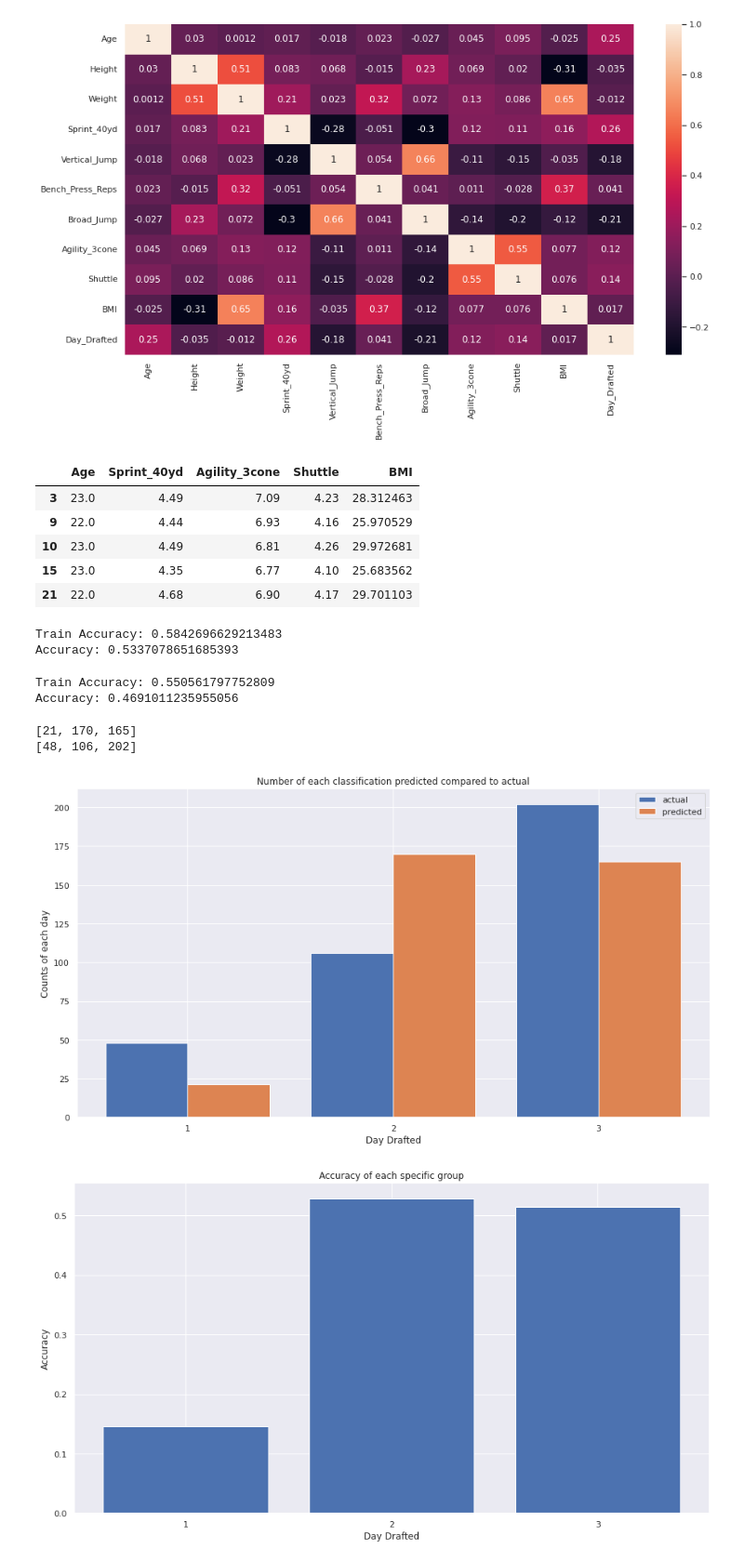
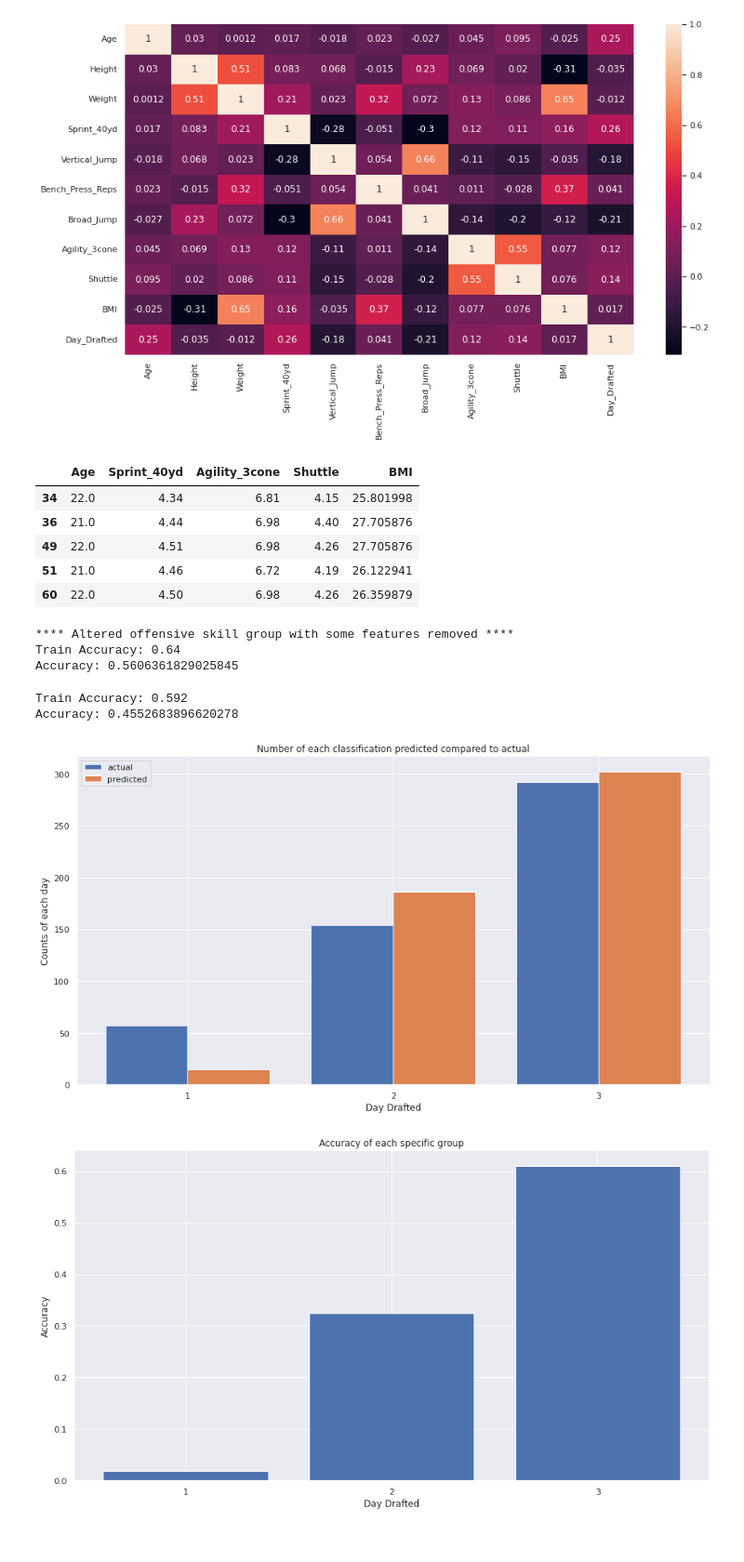
Before and after one commit to jasonkeith5274/nfl-combine-ML, a Jupyter notebook: knn-combine.ipynb, the cells around one changed output. Shown at 93% size. Drawn from its saved outputs; the diff is of its cells as text; code cells hidden in the pictures.

```diff
--- a/knn-combine.ipynb
+++ b/knn-combine.ipynb
@@ -168,16 +170,16 @@ plt.show()
 # lets try again but utilizing correclations given in the heat map above
 # we will try using the 5 most correlated features
 
-tmp = db.drop(['Day_Drafted','Height', 'Weight', 'Vertical_Jump', 'Broad_Jump', 'Bench_Press_Reps'], axis=1)
-y = db.loc[:,'Day_Drafted']
+tmp = off_skill.drop(['Day_Drafted', 'Height', 'Weight', 'Vertical_Jump', 'Broad_Jump', 'Bench_Press_Reps'], axis=1)
+y = off_skill.loc[:,'Day_Drafted']
 tmp.head()
 # %% [output]
 |  | Age | Sprint_40yd | Agility_3cone | Shuttle | BMI |
-| 3 | 23.0 | 4.49 | 7.09 | 4.23 | 28.312463 |
-| 9 | 22.0 | 4.44 | 6.93 | 4.16 | 25.970529 |
-| 10 | 23.0 | 4.49 | 6.81 | 4.26 | 29.972681 |
-| 15 | 23.0 | 4.35 | 6.77 | 4.10 | 25.683562 |
-| 21 | 22.0 | 4.68 | 6.90 | 4.17 | 29.701103 |
+| 34 | 22.0 | 4.34 | 6.81 | 4.15 | 25.801998 |
+| 36 | 21.0 | 4.44 | 6.98 | 4.40 | 27.705876 |
+| 49 | 22.0 | 4.51 | 6.98 | 4.26 | 27.705876 |
+| 51 | 21.0 | 4.46 | 6.72 | 4.19 | 26.122941 |
+| 60 | 22.0 | 4.50 | 6.98 | 4.26 | 26.359879 |
 # %%
 # split the data
 X_train, X_test, y_train, y_test = train_test_split(tmp, y, test_size=.8)
@@ -198,11 +200,13 @@ y_pred_train = knn.predict(X_train)
 
 
 from sklearn import metrics
+print("**** Altered offensive skill group with some features removed ****")
 print("Train Accuracy:",metrics.accuracy_score(y_train, y_pred_train))
 print("Accuracy:",metrics.accuracy_score(y_test, y_pred))
 # %% [output]
-Train Accuracy: 0.5842696629213483
-Accuracy: 0.5337078651685393
+**** Altered offensive skill group with some features removed ****
+Train Accuracy: 0.64
+Accuracy: 0.5606361829025845
 # %%
 # split the data
 X_train, X_test, y_train, y_test = train_test_split(tmp, y, test_size=.8)
@@ -226,8 +230,8 @@ from sklearn import metrics
 print("Train Accuracy:",metrics.accuracy_score(y_train, y_pred_train))
 print("Accuracy:",metrics.accuracy_score(y_test, y_pred))
 # %% [output]
-Train Accuracy: 0.550561797752809
-Accuracy: 0.4691011235955056
+Train Accuracy: 0.592
+Accuracy: 0.4552683896620278
 # %%
 # lets graph our different accuracies
 # we will use our training set to graph accuracy because this has more data, which typically leads to better results in KNN
@@ -262,9 +266,7 @@ plt.title("Number of each classification predicted compared to actual")
 plt.legend()
 plt.show()
 # %% [output]
-[21, 170, 165]
-[48, 106, 202]
-[figure, old version]
+[figure, new version]
 # %%
 # now lets show a graph of the accuracy per draft group when it comes to actually classifying individuals
 
@@ -279,32 +281,32 @@ for i in range(len(pred)):
     if pred[i] == actual[i]:
         if pred[i] == 1:
             correct[0] += 1
             totals[0] += 1
         if pred[i] == 2:
             correct[1] += 1
             totals[1] += 1
         if pred[i] == 3:
             correct[2] += 1
             totals[2] += 1
     else:
         if actual[i] == 1:
             totals[0] += 1
         if actual[i] == 2:
             totals[1] += 1
         if actual[i] == 3:
             totals[2] += 1
 
 
 for i in range(3):
     accuracy.append(correct[i] / totals[i])
 
 
 X_axis = np.arange(len(X))
 plt.bar(X_axis, accuracy)
 plt.xticks(X_axis, X)
 plt.xlabel("Day Drafted")
 plt.ylabel("Accuracy")
-plt.title("Accuracy of each specific group")
+plt.title("Accuracy of predicitng each specific group")
 plt.show()
 # %% [output]
-[figure, old version]
+[figure, new version]
```
Also changed, not shown: parts of 4 cells of this notebook.
